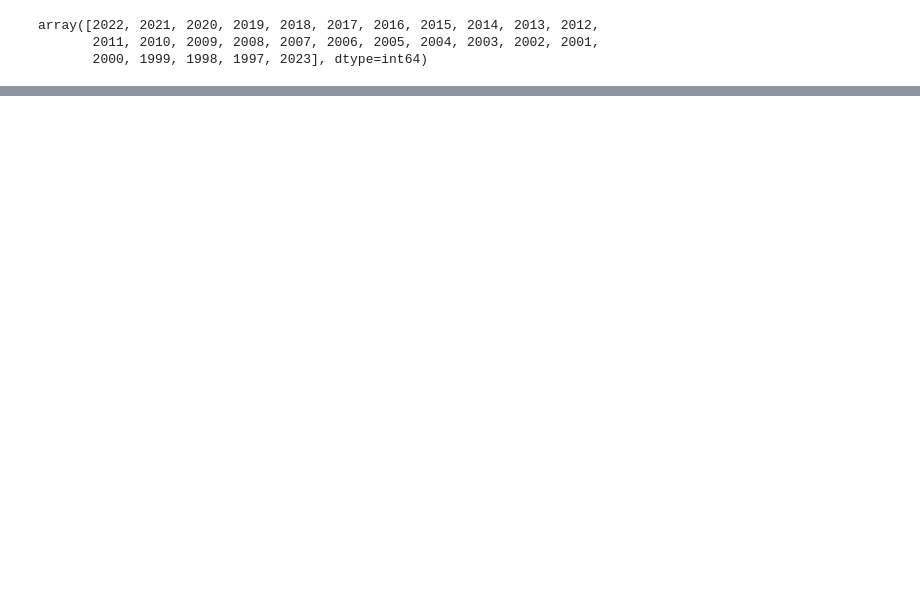
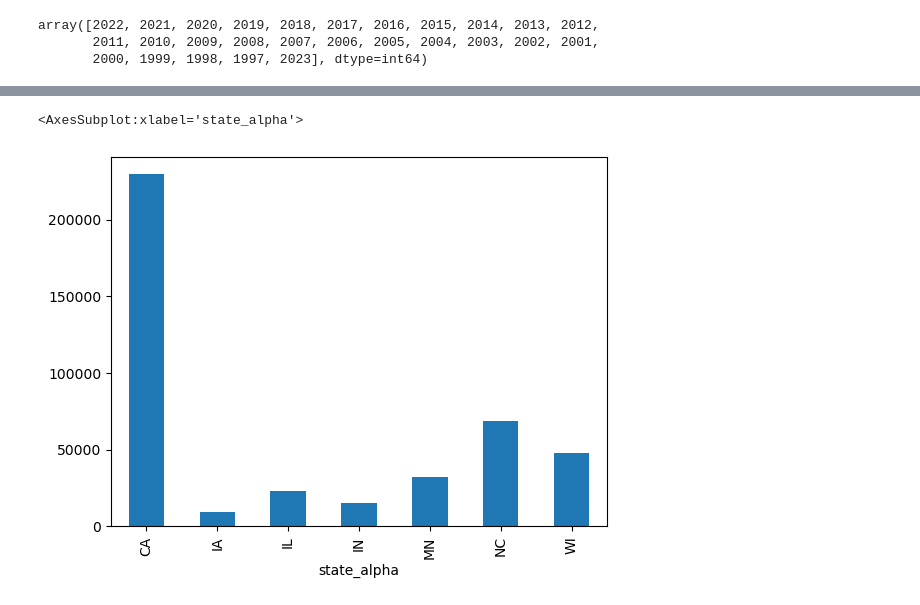
Before and after one commit to DunieCarrasco/Project-3, a Jupyter notebook: usdaPy.ipynb, the cells around one changed output, grey strips where cells are left out. Drawn from its saved outputs; the diff is of its cells as text; code cells hidden in the pictures; blank space fills up the shorter version.

```diff
--- a/usdaPy.ipynb
+++ b/usdaPy.ipynb
@@ -259,0 +334,5 @@ array([2022, 2021, 2020, 2019, 2018, 2017, 2016, 2015, 2014, 2013, 2012,
+# %%
+fruit_df[fruit_df['commodity_desc']=='APPLES'].groupby('state_alpha').sum()['Value'].plot(kind='bar')
+# %% [output]
+<AxesSubplot:xlabel='state_alpha'>
+[figure, added]
```
Also changed, not shown: parts of 29 cells of this notebook.
